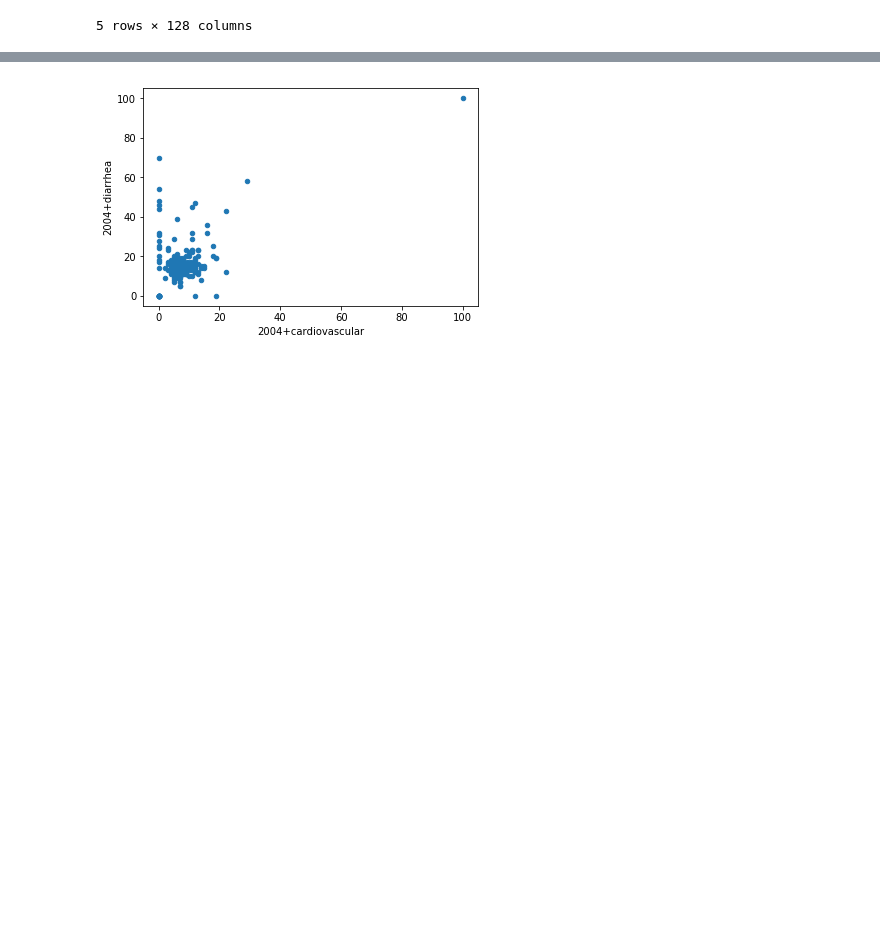
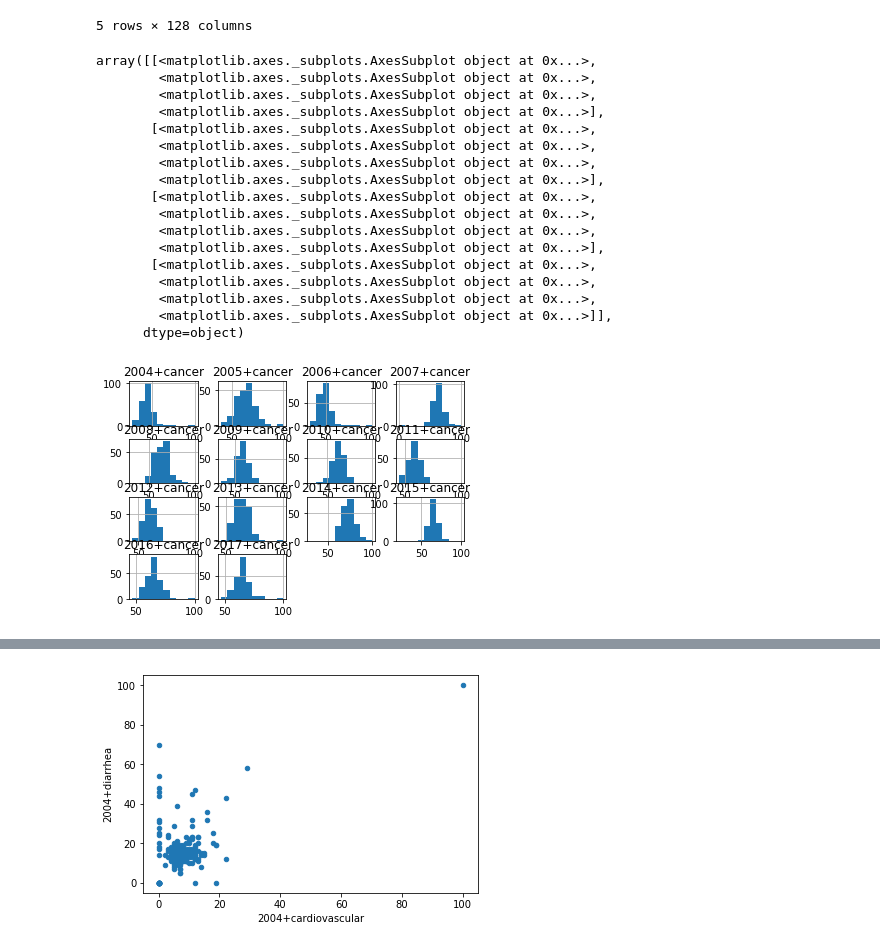
Before and after one commit to NohaKareem/Exploring-health-searches, a Jupyter notebook: Exploring health searches.ipynb, the cells around one changed output, grey strips where cells are left out. Saved outputs shown, nothing was run; the diff lists cells and outputs as text; code cells hidden in the pictures; blank space fills up the shorter version.

```diff
--- a/Exploring health searches.ipynb
+++ b/Exploring health searches.ipynb
@@ -15,0 +30,29 @@ data.head()
+# %%
+data.describe()
+# curr = data.filter(regex = '2005')
+curr = data.filter(regex = 'cancer')
+curr.hist(bins = 10)
+
+# curr.describe()
+# for year in range(2005, 2018):
+#     curr = data.filter(regex = str(year))
+#     curr.describe()
+# %% [output]
+array([[<matplotlib.axes._subplots.AxesSubplot object at 0x...>,
+        <matplotlib.axes._subplots.AxesSubplot object at 0x...>,
+        <matplotlib.axes._subplots.AxesSubplot object at 0x...>,
+        <matplotlib.axes._subplots.AxesSubplot object at 0x...>],
+       [<matplotlib.axes._subplots.AxesSubplot object at 0x...>,
+        <matplotlib.axes._subplots.AxesSubplot object at 0x...>,
+        <matplotlib.axes._subplots.AxesSubplot object at 0x...>,
+        <matplotlib.axes._subplots.AxesSubplot object at 0x...>],
+       [<matplotlib.axes._subplots.AxesSubplot object at 0x...>,
+        <matplotlib.axes._subplots.AxesSubplot object at 0x...>,
+        <matplotlib.axes._subplots.AxesSubplot object at 0x...>,
+        <matplotlib.axes._subplots.AxesSubplot object at 0x...>],
+       [<matplotlib.axes._subplots.AxesSubplot object at 0x...>,
+        <matplotlib.axes._subplots.AxesSubplot object at 0x...>,
+        <matplotlib.axes._subplots.AxesSubplot object at 0x...>,
+        <matplotlib.axes._subplots.AxesSubplot object at 0x...>]],
+      dtype=object)
+[figure, added]
```
Also changed, not shown: parts of 16 cells of this notebook, 1 other file.
